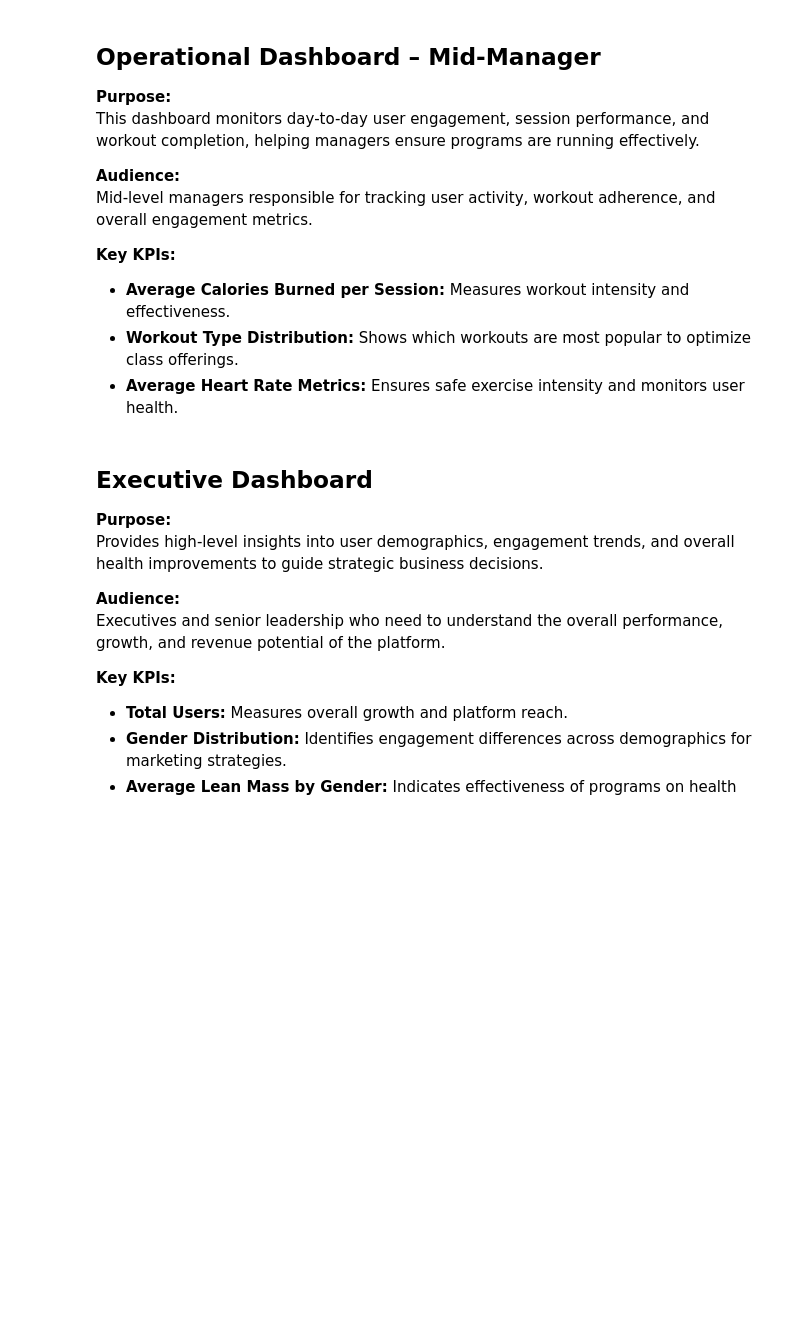
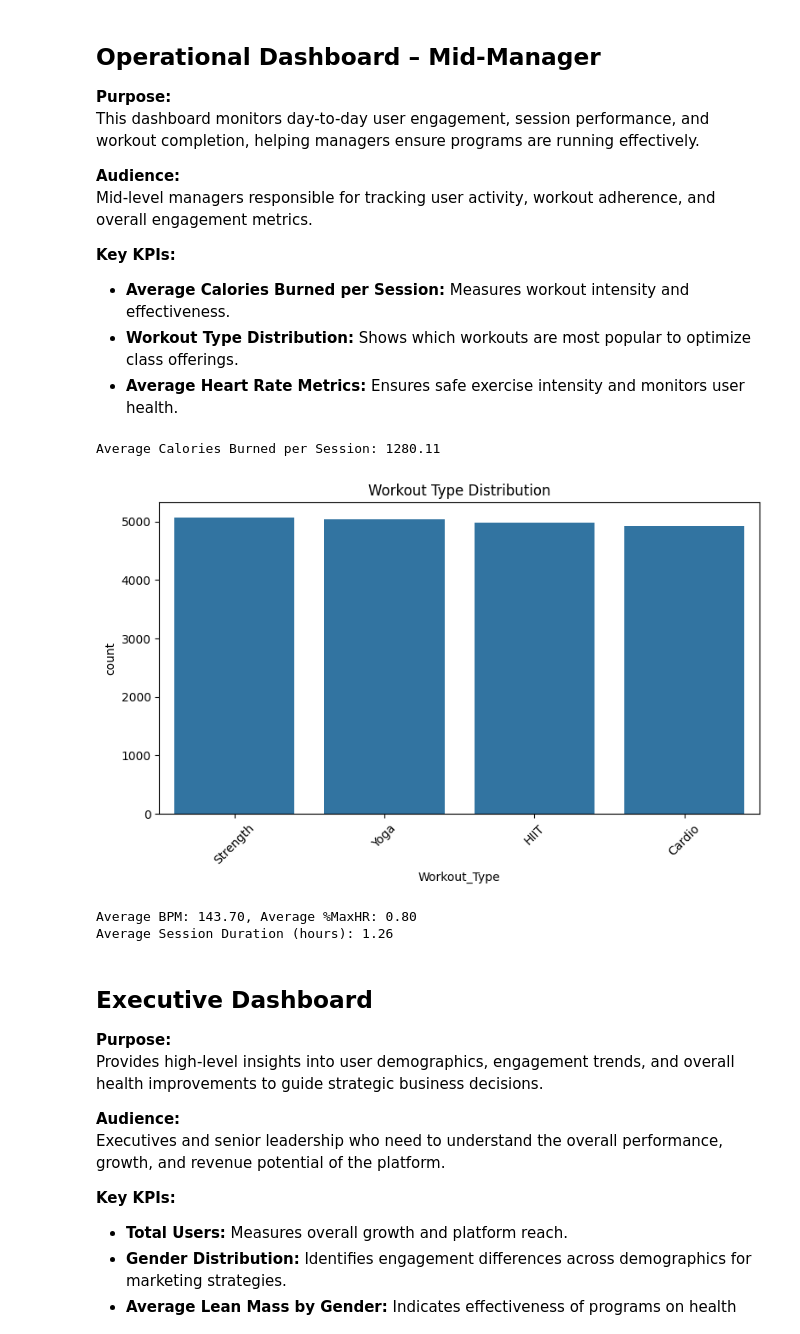
Before and after one commit to Nscook19/Data-Analysis-for-Topical-Project-4, a Jupyter notebook: Data Analytics.ipynb, the cells around one changed output. Drawn from its saved outputs; the diff is of its cells as text; code cells hidden in the pictures; blank space fills up the shorter version.

```diff
--- a/Data Analytics.ipynb
+++ b/Data Analytics.ipynb
@@ -16,8 +5,6 @@ Path to dataset files: C:\Users\Nscoo\.cache\kagglehub\datasets\jockeroika\life-
 # %%
-# Load the main dataset
 df = pd.read_csv(r"C:\Users\Nscoo\.cache\kagglehub\datasets\jockeroika\life-style-data\versions\7\Final_data.csv")
 
-# Quick look at the data
-print(df.head())
-print(df.info())
-print(df.describe())
+# Clean column names
+df.rename(columns=lambda x: x.strip().replace(" ", "_").replace("(", "").replace(")", ""), inplace=True)
+df.fillna(0, inplace=True)
@@ -58,33 +27,29 @@ Mid-level managers responsible for tracking user activity, workout adherence, an
 # %%
 # KPI 1: Average Calories Burned
 avg_calories = df['Calories_Burned'].mean()
+print(f"Average Calories Burned per Session: {avg_calories:.2f}")
 
-# KPI 2: Workout Type Counts
-workout_counts = df['Workout_Type'].value_counts()
+# KPI 2: Workout Type Distribution
+plt.figure(figsize=(8,5))
+sns.countplot(data=df, x='Workout_Type', order=df['Workout_Type'].value_counts().index)
+plt.title("Workout Type Distribution")
+plt.xticks(rotation=45)
+plt.tight_layout()
+plt.show()
 
-# KPI 3: Avg Heart Rate Metrics
+# KPI 3: Average Heart Rate Metrics
 avg_bpm = df['Avg_BPM'].mean()
 avg_pct_maxHR = df['pct_maxHR'].mean()
+print(f"Average BPM: {avg_bpm:.2f}, Average %MaxHR: {avg_pct_maxHR:.2f}")
 
-# Plots
-# Bar chart: Workout counts
-fig1 = px.bar(workout_counts, x=workout_counts.index, y=workout_counts.values,
-              title='Workout Type Distribution')
-fig1.show()
-
-# KPI cards using Plotly
+# KPI 4: Average Session Duration
 avg_session = df['Session_Duration_hours'].mean()
-fig_kpi1 = go.Figure(go.Indicator(
-    mode="number",
-    value=avg_session,
-    title={"text": "Average Session Duration (hours)"}))
-fig_kpi1.show()
-
-fig_kpi2 = go.Figure(go.Indicator(
-    mode="number",
-    value=avg_calories,
-    title={"text": "Average Calories Burned per Session"}))
-fig_kpi2.show()
+print(f"Average Session Duration (hours): {avg_session:.2f}")
+# %% [output]
+Average Calories Burned per Session: 1280.11
+[figure, added]
+Average BPM: 143.70, Average %MaxHR: 0.80
+Average Session Duration (hours): 1.26
 # %% [markdown]
 ## Executive Dashboard
 
```
Also changed, not shown: parts of 5 cells of this notebook.
